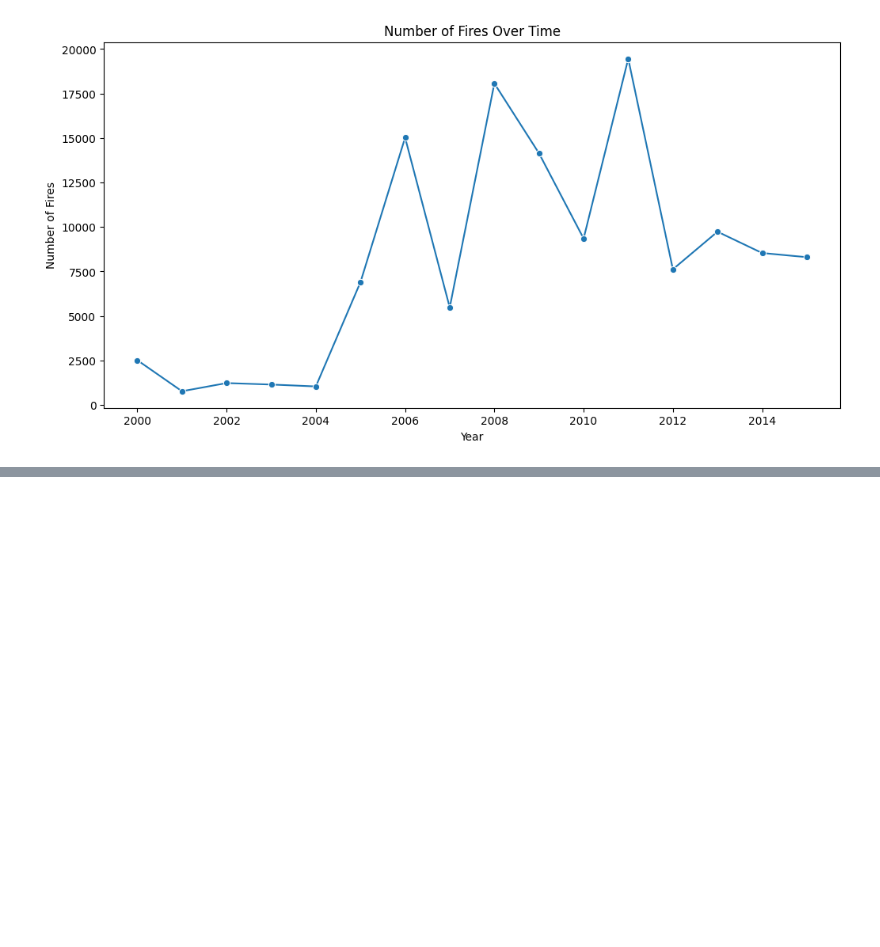
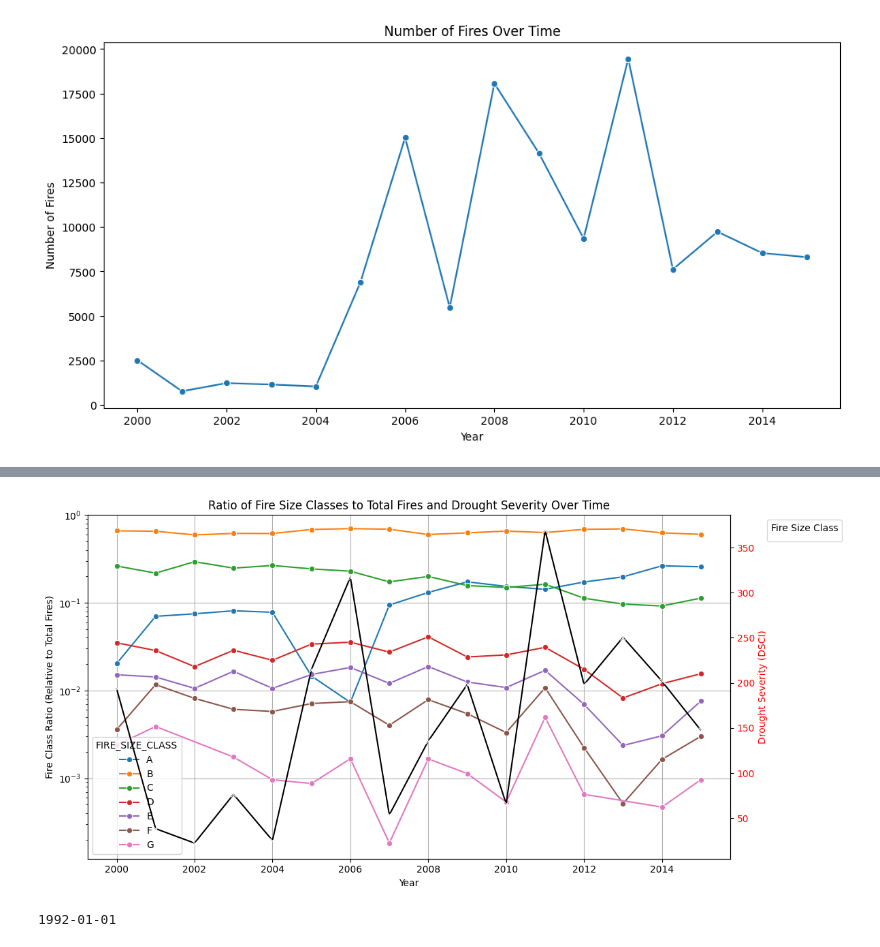
Before and after one commit to J0bster/forestfires_usa, a Jupyter notebook: Job/plot.ipynb, the cells around one changed output, grey strips where cells are left out. Saved outputs shown, nothing was run; the diff lists cells and outputs as text; code cells hidden in the pictures; blank space fills up the shorter version.

```diff
--- a/Job/plot.ipynb
+++ b/Job/plot.ipynb
@@ -134,0 +173,48 @@ plt.show()
+# %%
+import matplotlib.pyplot as plt
+import seaborn as sns
+
+# Group by year and fire size class, get the total number of fires in each class
+fires_by_year_class = texas_fires_with_drought_and_fips.groupby(['FIRE_YEAR', 'FIRE_SIZE_CLASS']).size().reset_index(name='Fire_Count')
+
+# Group by year and get the total number of fires for each year
+total_fires_by_year = texas_fires_with_drought_and_fips.groupby('FIRE_YEAR').size().reset_index(name='Total_Fires')
+
+# Merge the fire counts by class with the total number of fires for each year
+fires_with_total = pd.merge(fires_by_year_class, total_fires_by_year, on='FIRE_YEAR')
+
+# Calculate the ratio of each fire size class to the total number of fires in that year
+fires_with_total['Fire_Class_Ratio'] = fires_with_total['Fire_Count'] / fires_with_total['Total_Fires']
+
+# Group by year to get the average DSCI for each year
+drought_by_year = texas_fires_with_drought_and_fips.groupby('FIRE_YEAR')['DSCI'].mean().reset_index()
+
+# Create the plot
+fig, ax1 = plt.subplots(figsize=(12, 6))
+
+# Plot fire class ratios on the left y-axis (log scale)
+sns.lineplot(data=fires_with_total, x='FIRE_YEAR', y='Fire_Class_Ratio', hue='FIRE_SIZE_CLASS', marker='o', ax=ax1)
+ax1.set_title('Ratio of Fire Size Classes to Total Fires and Drought Severity Over Time')
+ax1.set_xlabel('Year')
+ax1.set_ylabel('Fire Class Ratio (Relative to Total Fires)')
+ax1.set_yscale('log')  # Log scale for fire class ratio
+ax1.set_ylim(0, 1)  # Limit the y-axis between 0 and 1 for fire class ratio
+ax1.grid(True)
+
+# Create a second y-axis for DSCI on the right
+ax2 = ax1.twinx()
+sns.lineplot(data=drought_by_year, x='FIRE_YEAR', y='DSCI', color='black', marker='x', ax=ax2)
+ax2.set_ylabel('Drought Severity (DSCI)', color='red')
+ax2.tick_params(axis='y', labelcolor='red')
+
+# Display the plot
+plt.legend(title='Fire Size Class', bbox_to_anchor=(1.05, 1), loc='upper left')
+plt.tight_layout()
+plt.show()
+# %% [output]
+[figure, added]
+# %%
+#Show earliest measured date
+print(df['DISCOVERY_DATE_NEW'].min())
+# %% [output]
+1992-01-01
```
Also changed, not shown: parts of 2 cells of this notebook, 19 other files.
